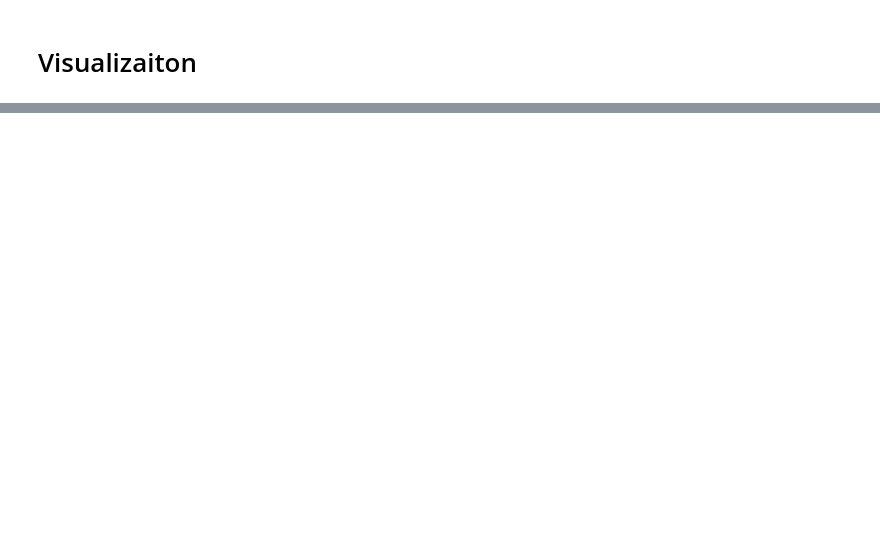
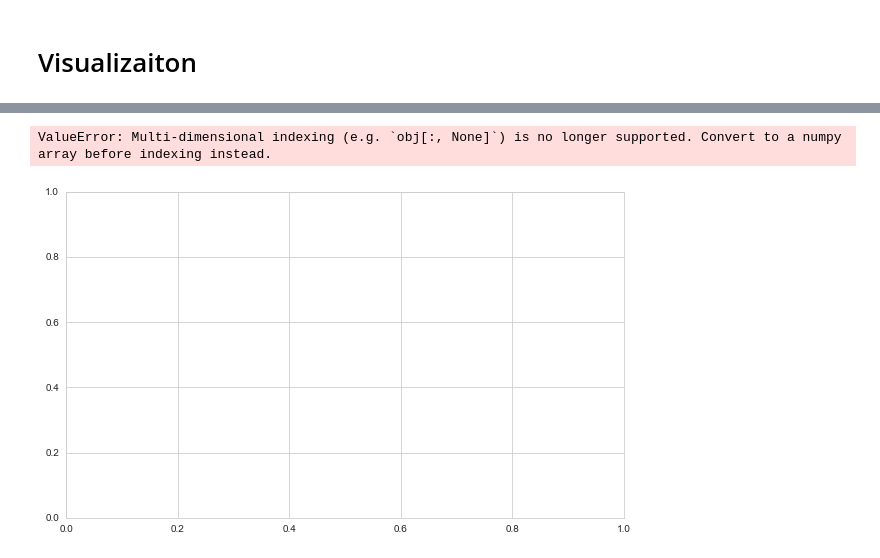
Before and after one commit to saminourji/TinderAnalysis, a Jupyter notebook: main.ipynb, the cells around one changed output, grey strips where cells are left out. Drawn from its saved outputs; the diff is of its cells as text; code cells hidden in the pictures; blank space fills up the shorter version.

```diff
--- a/main.ipynb
+++ b/main.ipynb
@@ -161,0 +184,23 @@ array([[<AxesSubplot:xlabel='app_opens', ylabel='app_opens'>,
+# %%
+import pandas as pd
+import matplotlib.pyplot as plt
+
+# Sample data
+swipes = [2, 8, 9, 12, 2, 3]
+
+# Calculate the cumulative sum
+cumulative_sum = pd.Series(swipes).cumsum()
+
+# Create a plot
+plt.figure(figsize=(10, 6))
+plt.plot(range(1, len(swipes) + 1), cumulative_sum, marker='o', linestyle='-', color='b')
+plt.title('Cumulative Sum of Swipes Over Time')
+plt.xlabel('Time Period')
+plt.ylabel('Cumulative Sum')
+plt.xticks(range(1, len(swipes) + 1))
+plt.grid(True)
+
+plt.show()
+# %% [output]
+ValueError: Multi-dimensional indexing (e.g. `obj[:, None]`) is no longer supported. Convert to a numpy array before indexing instead.
+[figure, added]
```
Also changed, not shown: parts of 2 cells of this notebook.
